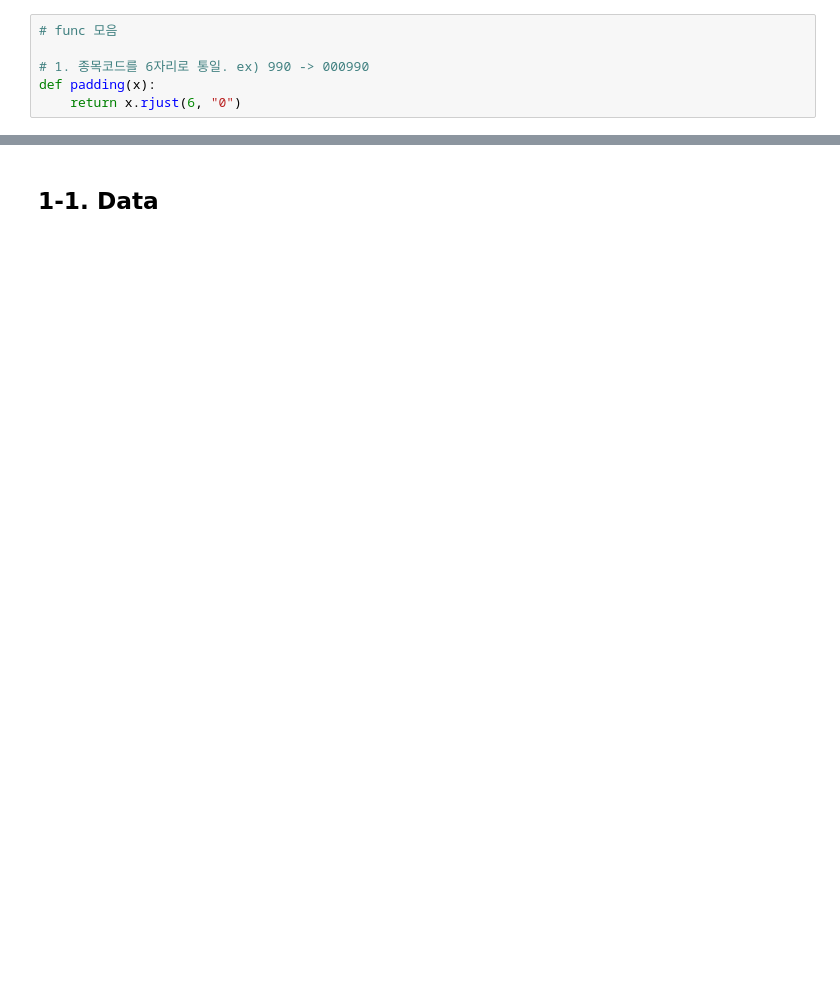
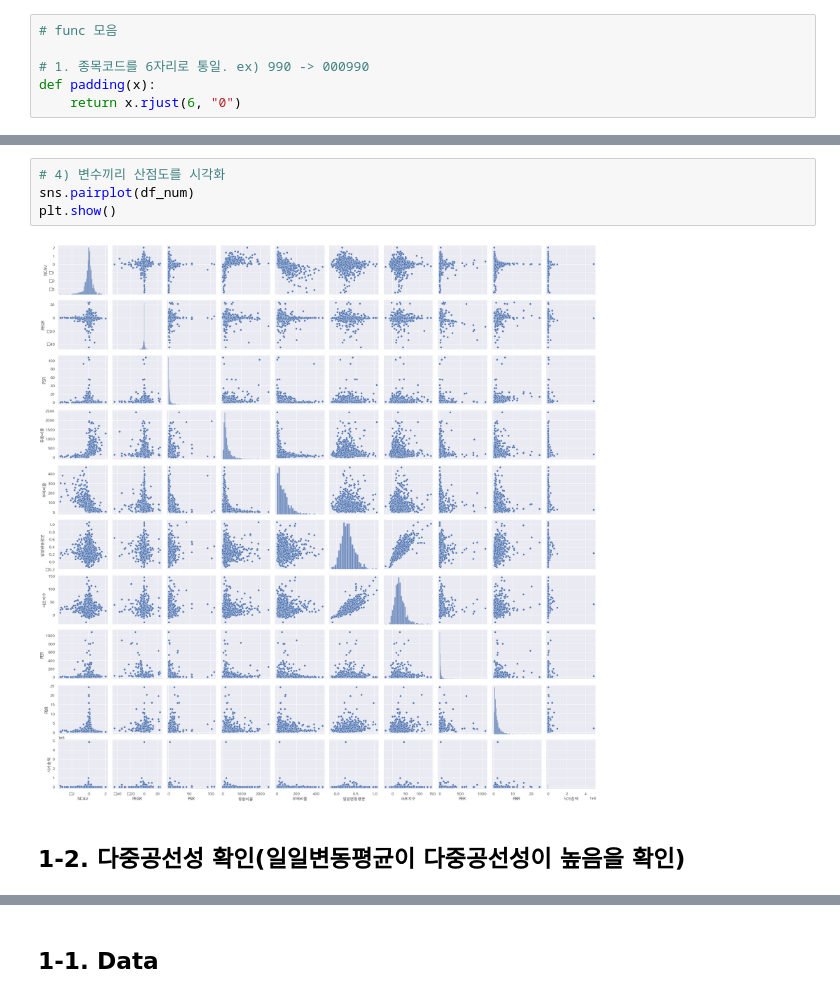
Before and after one commit to chulwonchae/customized_portfolio_pj, a Jupyter notebook: 2.PCA&Clustering.ipynb, the cells around one changed output, grey strips where cells are left out. Drawn from its saved outputs; the diff is of its cells as text; blank space fills up the shorter version.

```diff
--- a/2.PCA&Clustering.ipynb
+++ b/2.PCA&Clustering.ipynb
@@ -18,0 +47,8 @@ def padding(x):
+# %%
+# 4) 변수끼리 산점도를 시각화
+sns.pairplot(df_num)
+plt.show()
+# %% [output]
+[figure, added]
+# %% [markdown]
+## 1-2. 다중공선성 확인(일일변동평균이 다중공선성이 높음을 확인)
```
Also changed, not shown: parts of 52 cells of this notebook, 5 other files.
